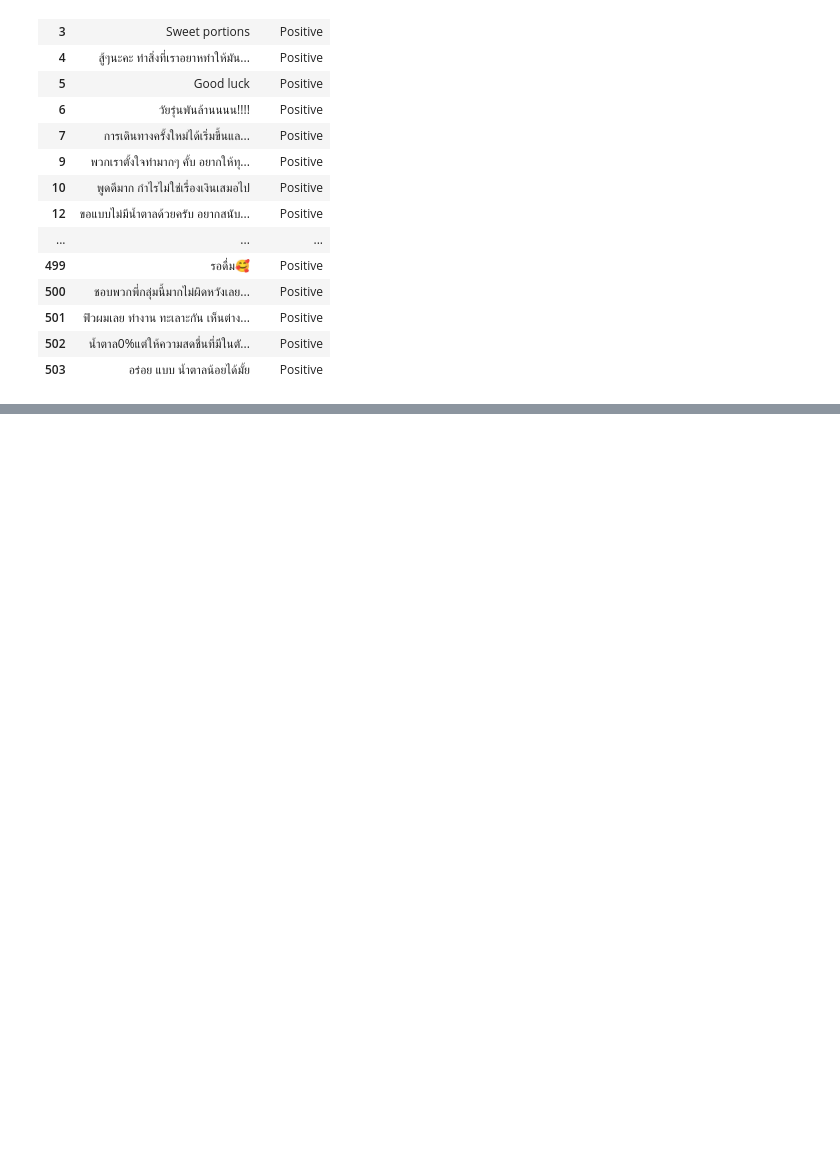
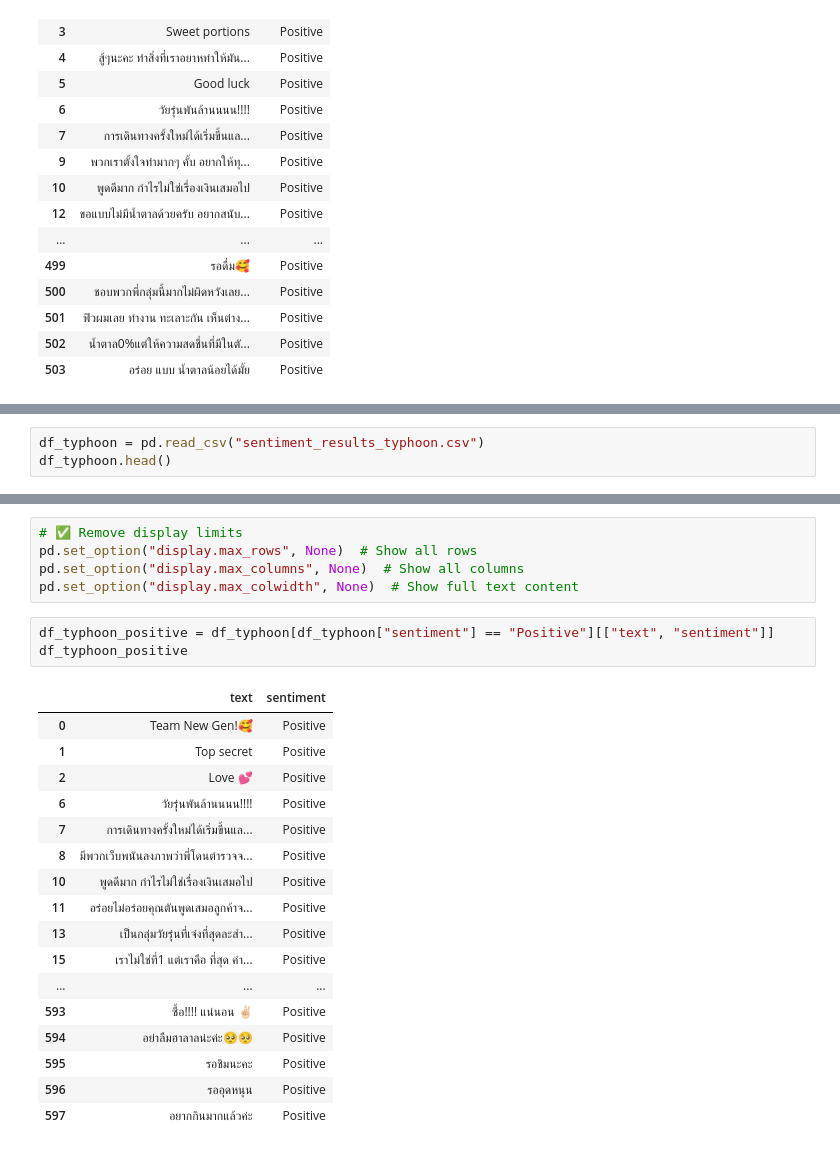
Before and after one commit to jaehakimm/Sentiment-analysis-tiktokcomment-lovepotiondrink, a Jupyter notebook: lovepotion_Drink_sentiment_analysis.ipynb, the cells around one changed output, grey strips where cells are left out. Saved outputs shown, nothing was run; the diff lists cells and outputs as text; blank space fills up the shorter version.

```diff
--- a/lovepotion_Drink_sentiment_analysis.ipynb
+++ b/lovepotion_Drink_sentiment_analysis.ipynb
@@ -381,0 +507,3 @@ df_positive_openai
+# %%
+df_typhoon = pd.read_csv("sentiment_results_typhoon.csv")
+df_typhoon.head()
@@ -381,0 +517,26 @@ df_positive_openai
+# %%
+# ✅ Remove display limits
+pd.set_option("display.max_rows", None)  # Show all rows
+pd.set_option("display.max_columns", None)  # Show all columns
+pd.set_option("display.max_colwidth", None)  # Show full text content
+# %%
+df_typhoon_positive = df_typhoon[df_typhoon["sentiment"] == "Positive"][["text", "sentiment"]]
+df_typhoon_positive
+# %% [output]
+|  | text | sentiment |
+| 0 | Team New Gen!🥰 | Positive |
+| 1 | Top secret | Positive |
+| 2 | Love 💕 | Positive |
+| 6 | วัยรุ่นพันล้านนนน!!!! | Positive |
+| 7 | การเดินทางครั้งใหม่ได้เริ่มขี้นแล... | Positive |
+| 8 | มีพวกเว็บพนันลงภาพว่าพี่โดนตำรวจจ... | Positive |
+| 10 | พูดดีมาก กำไรไม่ใช่เรื่องเงินเสมอไป | Positive |
+| 11 | อร่อยไม่อร่อยคุณตันพูดเสมอลูกค้าจ... | Positive |
+| 13 | เป็นกลุ่มวัยรุ่นที่เจ๋งที่สุดละสำ... | Positive |
+| 15 | เราไม่ใช่ที่1 แต่เราคือ ที่สุด คำ... | Positive |
+| ... | ... | ... |
+| 593 | ซื้อ!!!! แน่นอน ✌🏻 | Positive |
+| 594 | อย่าลืมฮาลาลน่ะค่ะ🥺🥺 | Positive |
+| 595 | รอชิมนะคะ | Positive |
+| 596 | รออุดหนุน | Positive |
+| 597 | อยากกินมากแล้วค่ะ | Positive |
```
Also changed, not shown: parts of 7 cells of this notebook.
